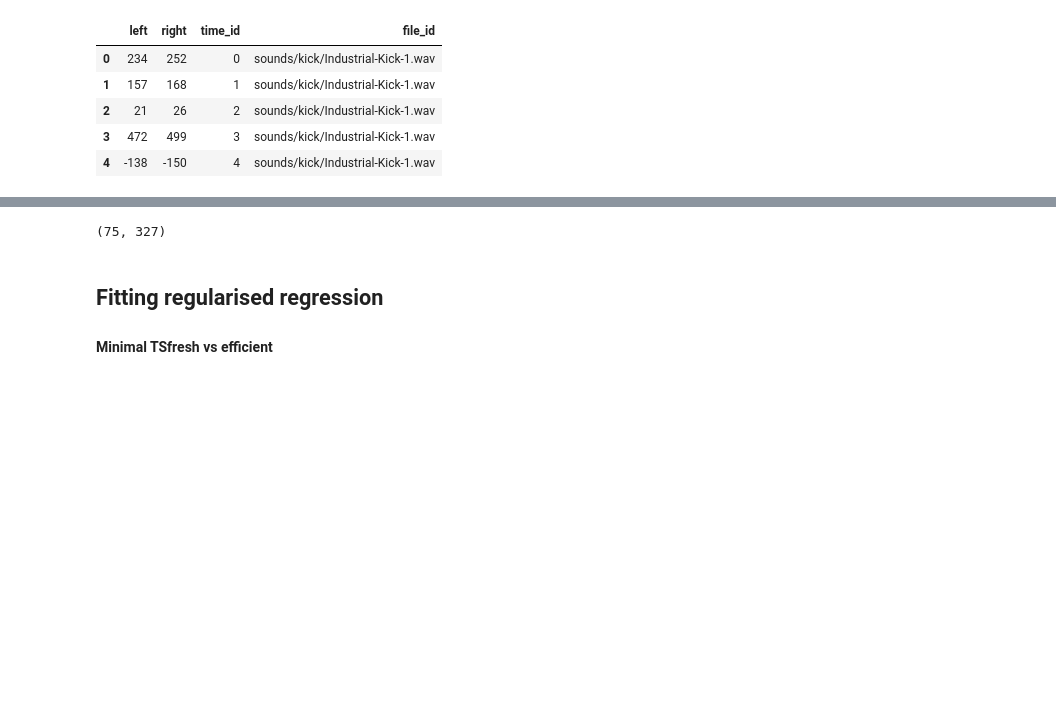
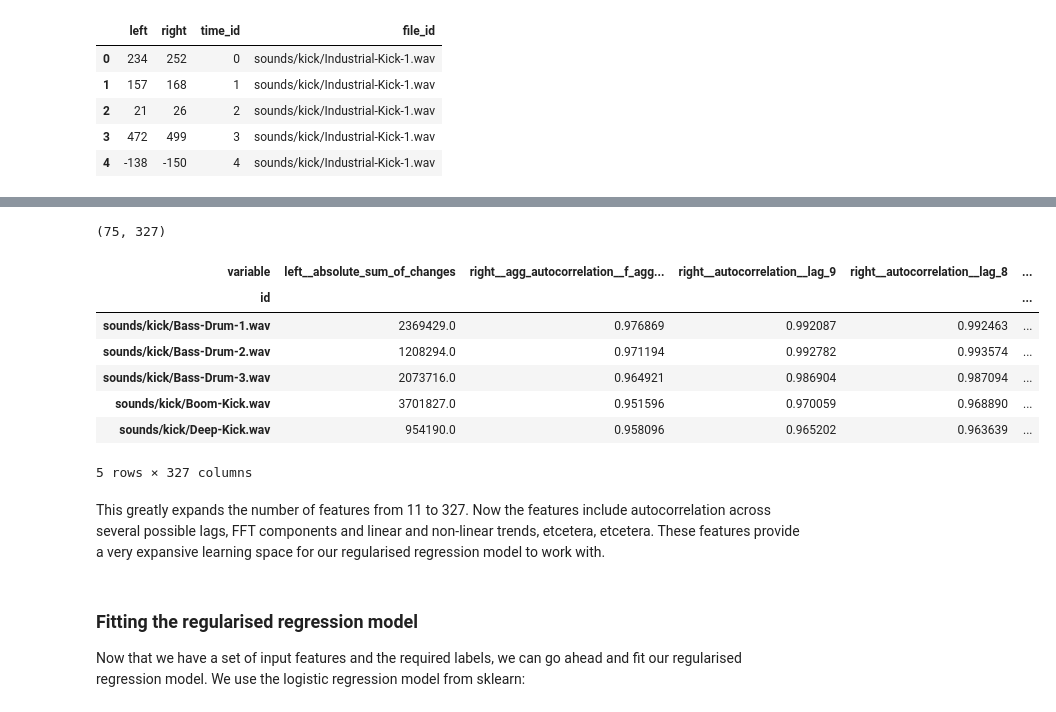
Before and after one commit to PaulHiemstra/lasso_tsfresh_article, a Jupyter notebook: lasso_tsfresh_article.ipynb, the cells around one changed output, grey strips where cells are left out. Saved outputs shown, nothing was run; the diff lists cells and outputs as text; code cells hidden in the pictures; blank space fills up the shorter version.

```diff
--- a/lasso_tsfresh_article.ipynb
+++ b/lasso_tsfresh_article.ipynb
@@ -202,10 +145,21 @@ audio_tsfresh = extract_relevant_features(all_audio, all_labels,
-# %%
-audio_tsfresh.shape
-# %% [output]
-(75, 327)
-# %% [markdown]
-## Fitting regularised regression
-#### Minimal TSfresh vs efficient
+# %%
+print(audio_tsfresh.shape)
+audio_tsfresh.head()
+# %% [output]
+(75, 327)
+| variable | left__absolute_sum_of_changes | right__agg_autocorrelation__f_agg... | right__autocorrelation__lag_9 | right__autocorrelation__lag_8 | ... |
+| id |  |  |  |  | ... |
+| sounds/kick/Bass-Drum-1.wav | 2369429.0 | 0.976869 | 0.992087 | 0.992463 | ... |
+| sounds/kick/Bass-Drum-2.wav | 1208294.0 | 0.971194 | 0.992782 | 0.993574 | ... |
+| sounds/kick/Bass-Drum-3.wav | 2073716.0 | 0.964921 | 0.986904 | 0.987094 | ... |
+| sounds/kick/Boom-Kick.wav | 3701827.0 | 0.951596 | 0.970059 | 0.968890 | ... |
+| sounds/kick/Deep-Kick.wav | 954190.0 | 0.958096 | 0.965202 | 0.963639 | ... |
+5 rows × 327 columns
+# %% [markdown]
+This greatly expands the number of features from 11 to 327. Now the features include autocorrelation across several possible lags, FFT components and linear and non-linear trends, etcetera, etcetera. These features provide a very expansive learning space for our regularised regression model to work with.
+# %% [markdown]
+### Fitting the regularised regression model
+Now that we have a set of input features and the required labels, we can go ahead and fit our regularised regression model. We use the logistic regression model from sklearn:
 # %%
 from sklearn.linear_model import LogisticRegression, LogisticRegressionCV
 
```
Also changed, not shown: parts of 35 cells of this notebook.
